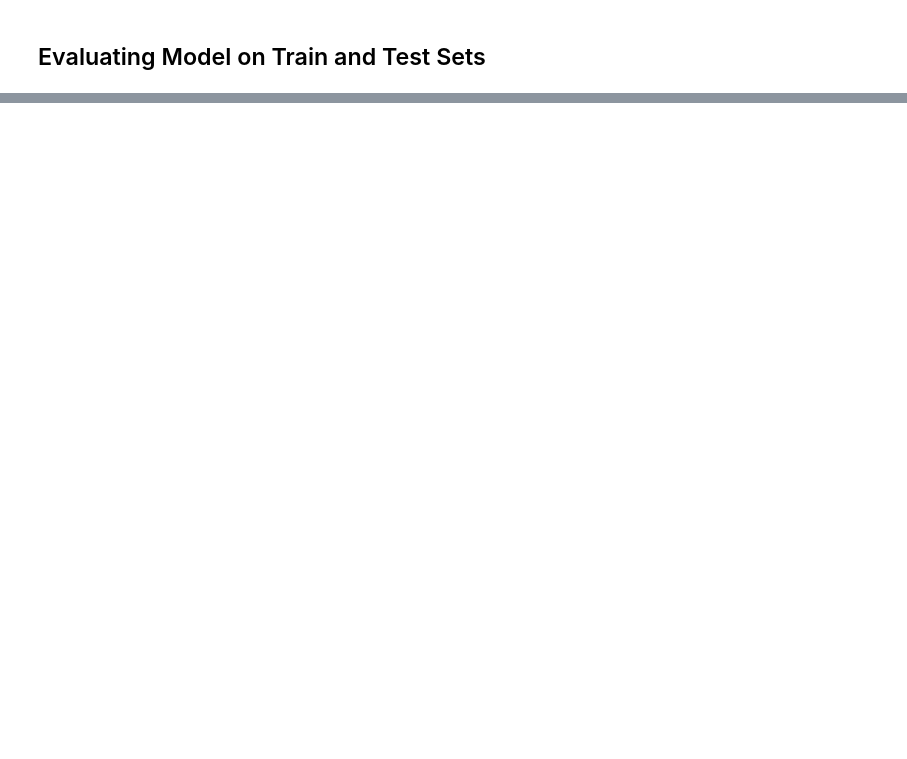
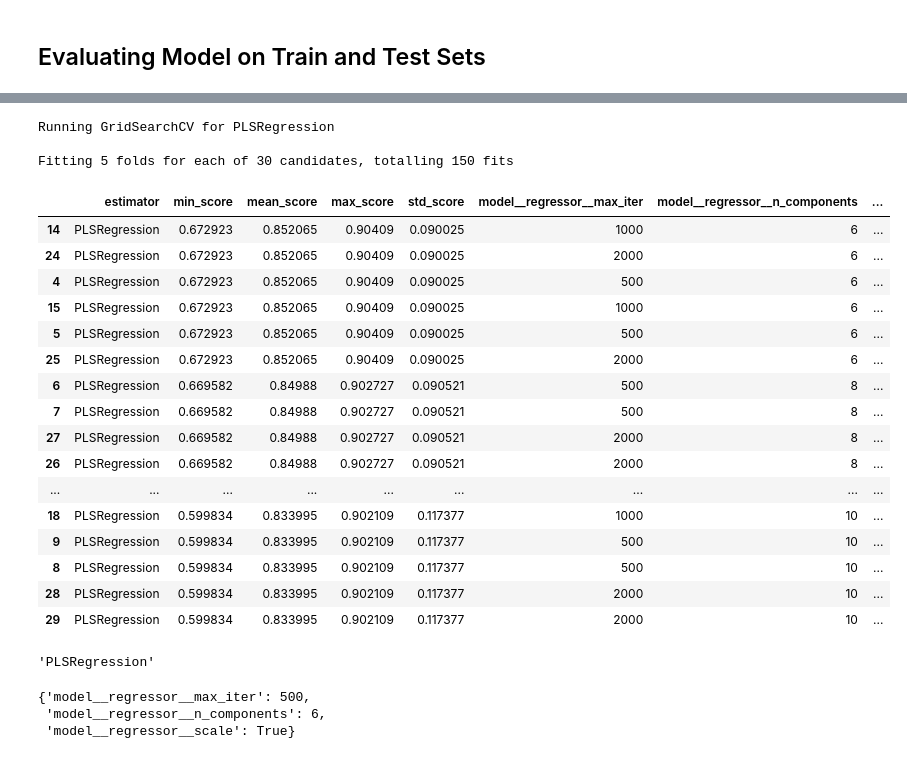
Before and after one commit to Tomosius/heritage_houses_p5, a Jupyter notebook: jupyter_notebooks/09_Modeling_and_Evaluation_hypothesis_3.ipynb, the cells around one changed output, grey strips where cells are left out. Saved outputs shown, nothing was run; the diff lists cells and outputs as text; code cells hidden in the pictures; blank space fills up the shorter version.

```diff
--- a/jupyter_notebooks/09_Modeling_and_Evaluation_hypothesis_3.ipynb
+++ b/jupyter_notebooks/09_Modeling_and_Evaluation_hypothesis_3.ipynb
@@ -1381,3 +1056,0 @@ Time for ExtraTreesRegressor
-# %%
-search_tuned_6 = HyperparameterOptimizationSearch(models=models_tune_search_2, params=params_tune_search_2)
-search_tuned_6.fit(X_train, y_train, scoring='r2', n_jobs=-1, cv=5)
@@ -1621,3 +1056,0 @@ class HyperparameterOptimizationSearch:
-# %%
-initial_search_refit = HyperparameterOptimizationSearch(models=models_quick_search, params=params_quick_search)
-initial_search_refit.fit(X_train, y_train, scoring='r2', n_jobs=-1, cv=5)
@@ -1790,0 +1066,46 @@ We can keep playing with Parameters, or perform another more deep EDA and Featur
+# %%
+from sklearn.cross_decomposition import PLSRegression
+from sklearn.model_selection import GridSearchCV
+from sklearn.pipeline import Pipeline
+
+# Define the models
+models_tune_search_pls = {
+    "PLSRegression": PLSRegression()
+}
+
+# Define the hyperparameters for GridSearchCV
+params_tune_search_pls = {
+    "PLSRegression": {
+        'model__regressor__n_components': [2, 4, 6, 8, 10],  # Number of PLS components to use
+        'model__regressor__scale': [True, False],  # Whether to scale data before fitting
+        'model__regressor__max_iter': [500, 1000, 2000]  # Maximum number of iterations of the algorithm
+    }
+}
+# %%
+search_tuned_pls = HyperparameterOptimizationSearch(models=models_tune_search_pls, params=params_tune_search_pls, target_transformer=target_transformation_pipeline)
+search_tuned_pls.fit(X_train, y_train, scoring='r2', n_jobs=-1, cv=5, refit=True)
+# %% [output]
+Running GridSearchCV for PLSRegression
+
+Fitting 5 folds for each of 30 candidates, totalling 150 fits
+# %%
+models_tune_summary_pls, models_tune_pipelines_pls = search_tuned_pls.score_summary(sort_by='mean_score')
+models_tune_summary_pls
+# %% [output]
+|  | estimator | min_score | mean_score | max_score | std_score | model__regressor__max_iter | model__regressor__n_components | ... |
+| 14 | PLSRegression | 0.672923 | 0.852065 | 0.90409 | 0.090025 | 1000 | 6 | ... |
+| 24 | PLSRegression | 0.672923 | 0.852065 | 0.90409 | 0.090025 | 2000 | 6 | ... |
+| 4 | PLSRegression | 0.672923 | 0.852065 | 0.90409 | 0.090025 | 500 | 6 | ... |
+| 15 | PLSRegression | 0.672923 | 0.852065 | 0.90409 | 0.090025 | 1000 | 6 | ... |
+| 5 | PLSRegression | 0.672923 | 0.852065 | 0.90409 | 0.090025 | 500 | 6 | ... |
+| 25 | PLSRegression | 0.672923 | 0.852065 | 0.90409 | 0.090025 | 2000 | 6 | ... |
+| 6 | PLSRegression | 0.669582 | 0.84988 | 0.902727 | 0.090521 | 500 | 8 | ... |
+| 7 | PLSRegression | 0.669582 | 0.84988 | 0.902727 | 0.090521 | 500 | 8 | ... |
+| 27 | PLSRegression | 0.669582 | 0.84988 | 0.902727 | 0.090521 | 2000 | 8 | ... |
+| 26 | PLSRegression | 0.669582 | 0.84988 | 0.902727 | 0.090521 | 2000 | 8 | ... |
+| ... | ... | ... | ... | ... | ... | ... | ... | ... |
+| 18 | PLSRegression | 0.599834 | 0.833995 | 0.902109 | 0.117377 | 1000 | 10 | ... |
+| 9 | PLSRegression | 0.599834 | 0.833995 | 0.902109 | 0.117377 | 500 | 10 | ... |
+| 8 | PLSRegression | 0.599834 | 0.833995 | 0.902109 | 0.117377 | 500 | 10 | ... |
+| 28 | PLSRegression | 0.599834 | 0.833995 | 0.902109 | 0.117377 | 2000 | 10 | ... |
+| 29 | PLSRegression | 0.599834 | 0.833995 | 0.902109 | 0.117377 | 2000 | 10 | ... |
@@ -1790,0 +1116,12 @@ We can keep playing with Parameters, or perform another more deep EDA and Featur
+# %%
+best_model_pls = models_tune_summary_pls.iloc[0, 0]
+best_model_pls
+# %% [output]
+'PLSRegression'
+# %%
+best_parameters_pls = models_tune_pipelines_pls[best_model_pls].best_params_
+best_parameters_pls
+# %% [output]
+{'model__regressor__max_iter': 500,
+ 'model__regressor__n_components': 6,
+ 'model__regressor__scale': True}
```
Also changed, not shown: parts of 202 cells of this notebook.
